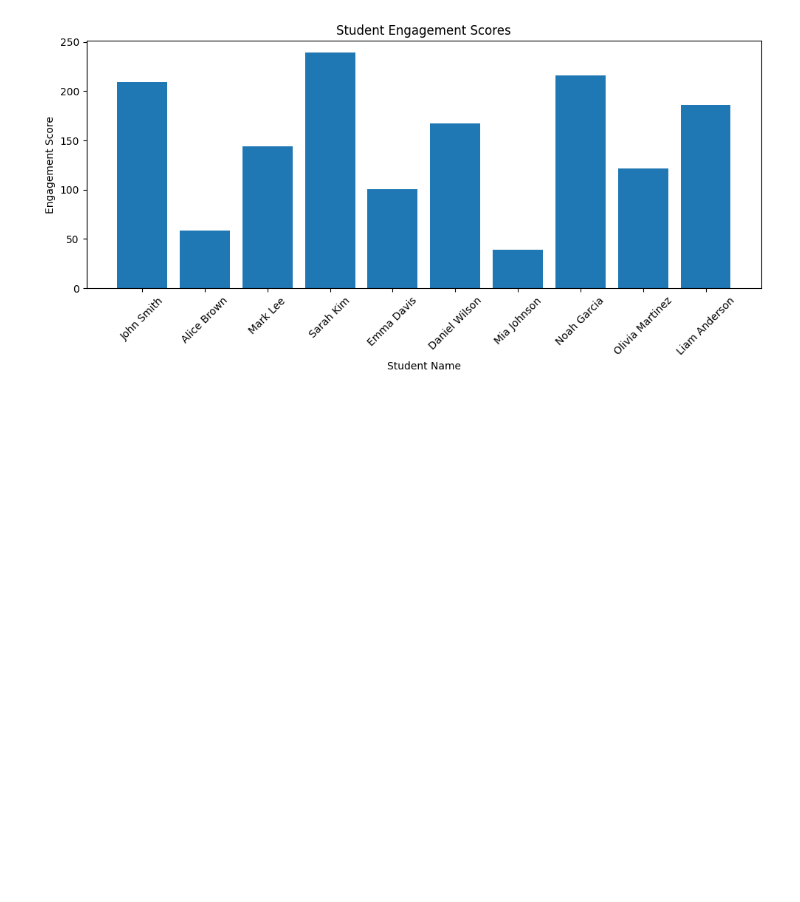
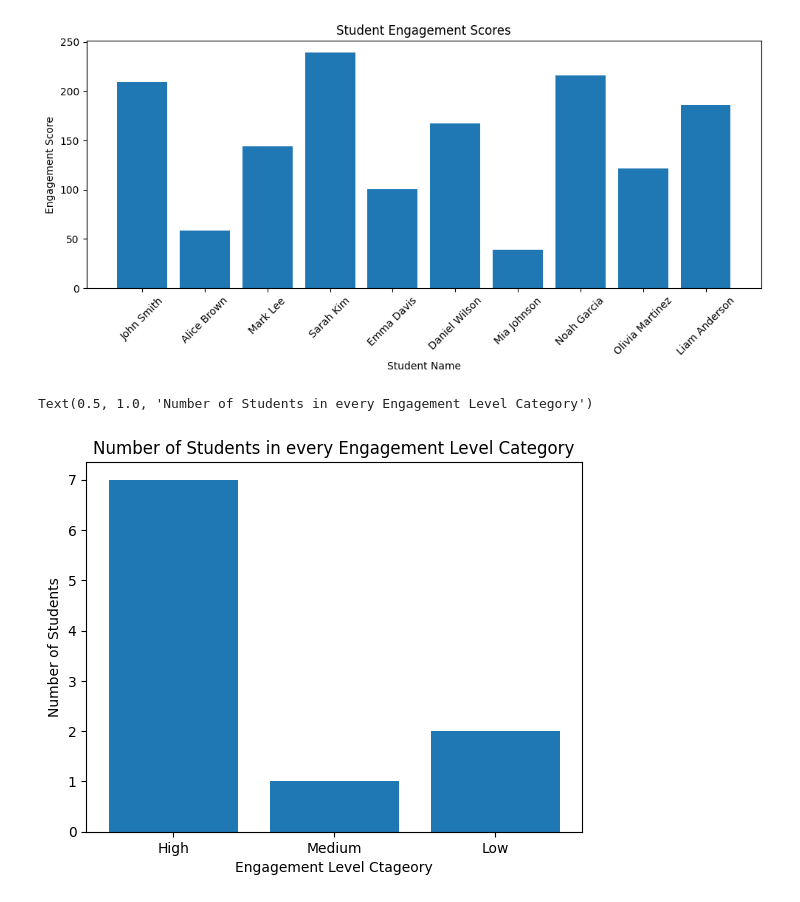
Before and after one commit to nbahridinova/Online-Learning-Engagement-Monitoring-System-OLEMS-, a Jupyter notebook: main.ipynb, the cells around one changed output. Cells and saved outputs as stored; diff of their text form; code cells hidden in the pictures; blank space fills up the shorter version.

Commit message:
Add engagement category visualization to notebook

```diff
--- a/main.ipynb
+++ b/main.ipynb
@@ -9,0 +11,4 @@ system.load_csv("data/students.csv")
+# %%
+#creates analyzer obj & loads students engagemnet CSV dataset
+system = ClassAnalyzer()
+system.load_csv("data/students.csv")
@@ -52,3 +65,13 @@ Mia Johnson: Score = 39.0, Category = Low
 system.plot_scores()
 # %% [output]
 [figure]
+# %%
+#creates a bar chart that shows how many students are in each category
+category_data = system.category_counts()
+plt.bar(category_data.keys(), category_data.values())
+plt.xlabel("Engagement Level Ctageory")
+plt.ylabel("Number of Students")
+plt.title("Number of Students in every Engagement Level Category")
+# %% [output]
+Text(0.5, 1.0, 'Number of Students in every Engagement Level Category')
+[figure, added]
```
Also changed, not shown: parts of 9 cells of this notebook.
